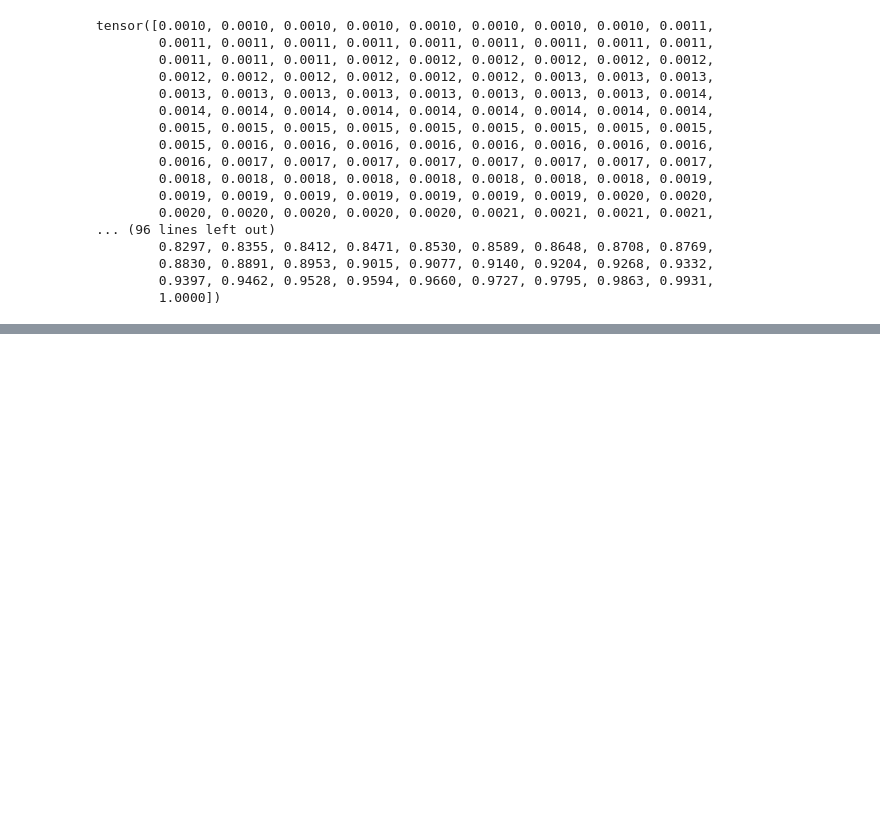
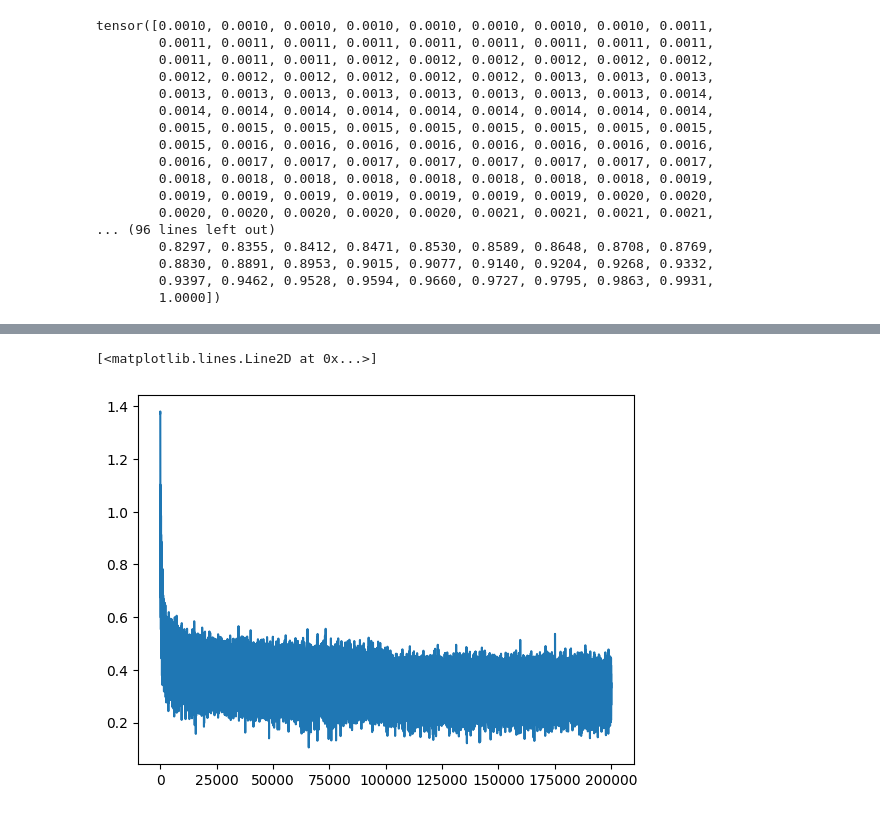
Before and after one commit to llorenscapotorres/Neural_Networks_from_Scratch, a Jupyter notebook: Neural_Networks/makemore_mlp.ipynb, the cells around one changed output, grey strips where cells are left out. Cells and saved outputs as stored; diff of their text form; code cells hidden in the pictures; blank space fills up the shorter version.

```diff
--- a/Neural_Networks/makemore_mlp.ipynb
+++ b/Neural_Networks/makemore_mlp.ipynb
@@ -311,4 +301,9 @@ for i in range(500):
 
 # print(loss.item())
+# %%
+plt.plot(stepi, lossi)
+# %% [output]
+[<matplotlib.lines.Line2D at 0x...>]
+[figure, added]
 # %%
 emb = C[Xtr]
```
Also changed, not shown: parts of 20 cells of this notebook.
